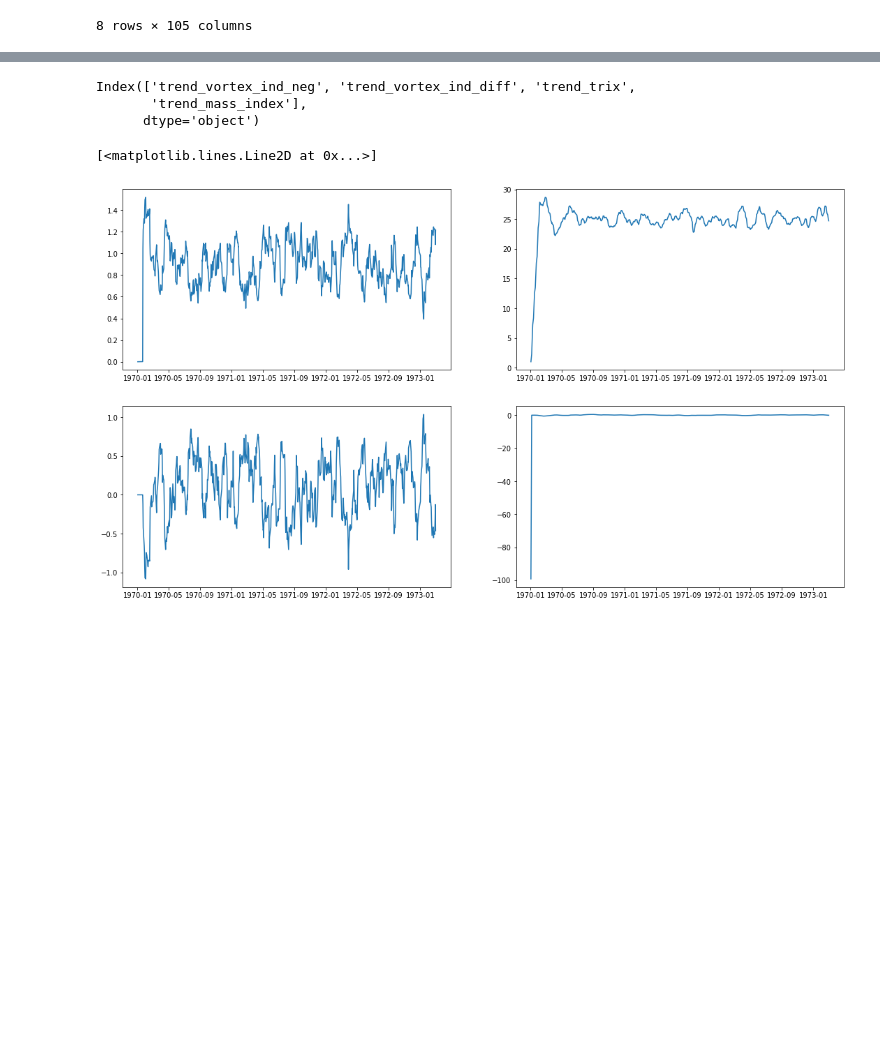
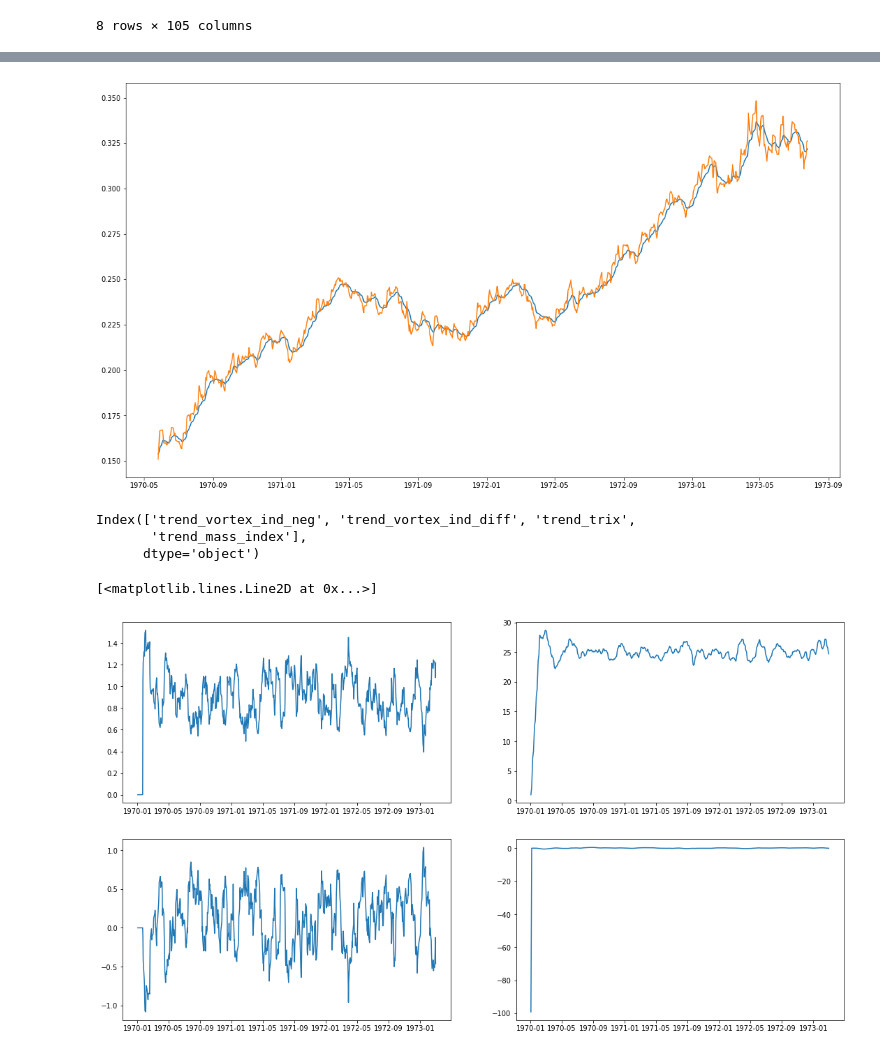
Before and after one commit to GustavoFortti/Studies-Price-Prediction-v6, a Jupyter notebook: notebooks/data.ipynb, the cells around one changed output, grey strips where cells are left out. Cells and saved outputs as stored; diff of their text form; code cells hidden in the pictures; blank space fills up the shorter version.

```diff
--- a/notebooks/data.ipynb
+++ b/notebooks/data.ipynb
@@ -86,3 +93,16 @@ df.corr().sort_values("Close").tail(10)
+# %%
+plt.figure(figsize=(18.5, 10.5))
+
+# plt.plot('Date', 'Close_PolyInter', data=df)
+# plt.plot('Date', 'Close', data=df.iloc[0:800, :])
+# plt.show()
+ax_df = df.iloc[100:900, :]
+plt.plot(ax_df.index, ax_df['trend_ema_fast'].values)
+plt.plot(ax_df.index, ax_df['Close'].values)
+
+plt.show()
+# %% [output]
+[figure, added]
 # %%
 size = 48
 
```
Also changed, not shown: parts of 1 cell of this notebook, 8 other files.
